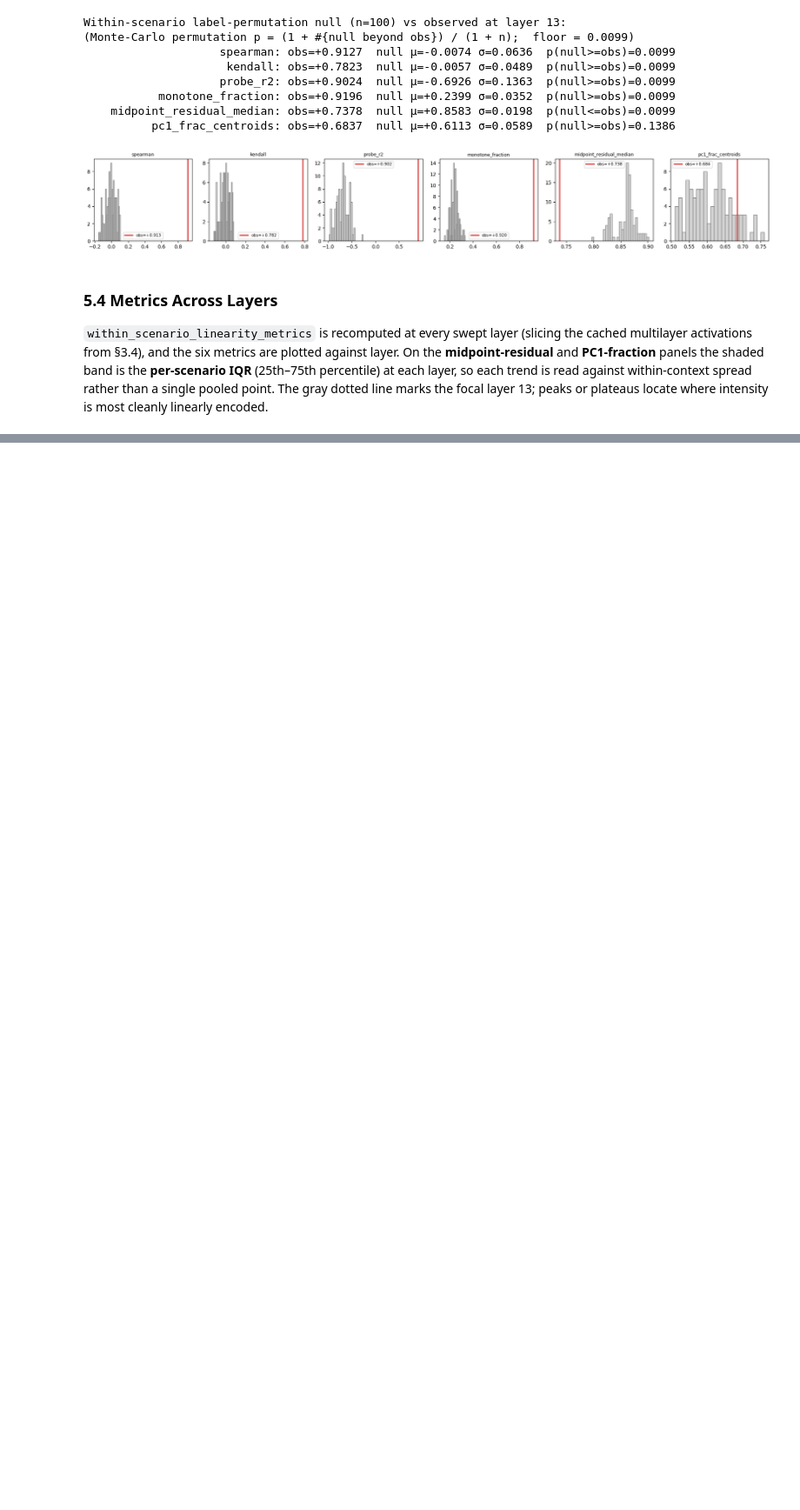
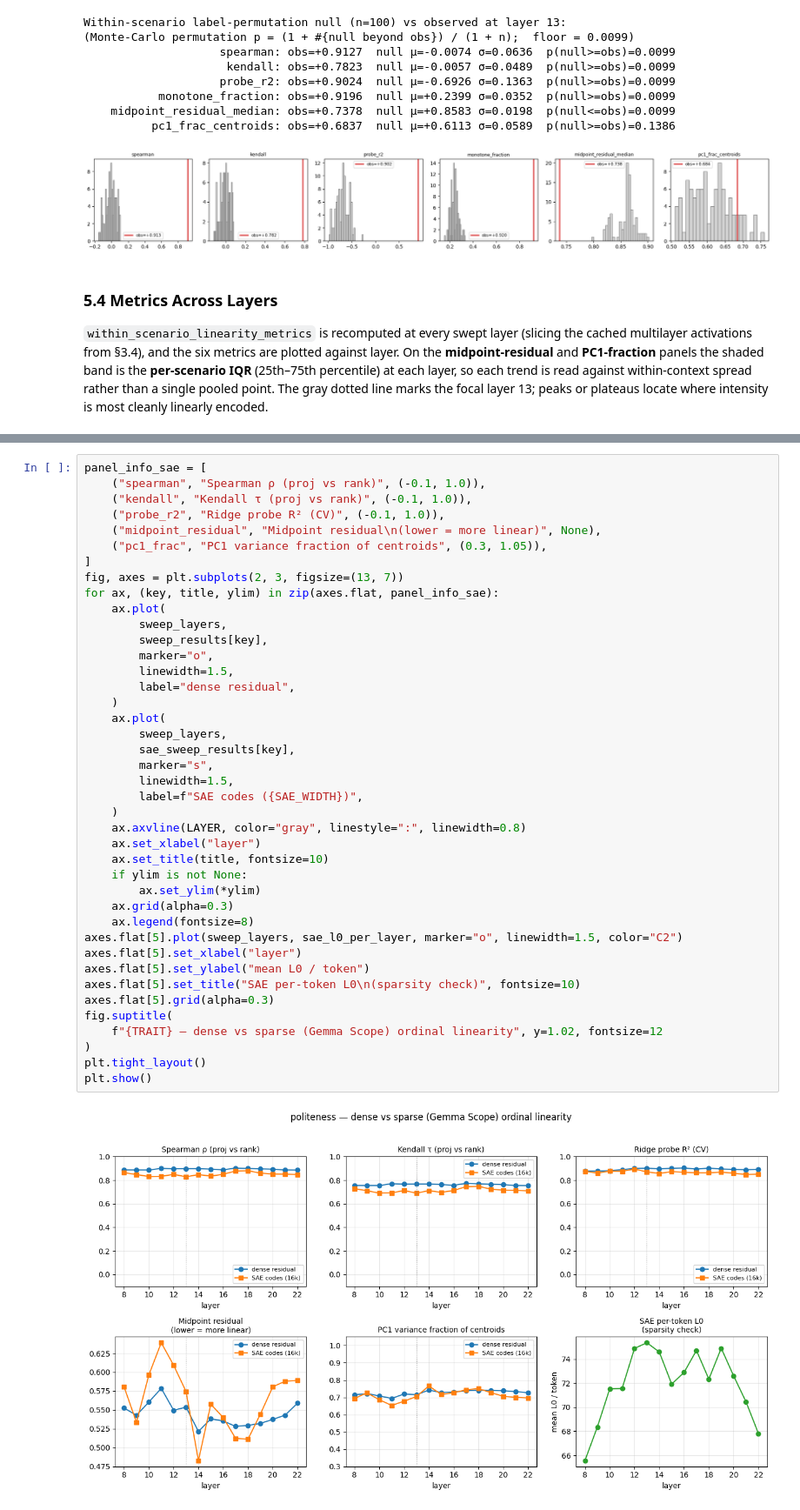
Before and after one commit to gbettineschi/llm-behaviour-intensity-representation, a Jupyter notebook: src/notebooks/003_0405_braico.ipynb, the cells around one changed output, grey strips where cells are left out. Shown at 87% size. Drawn from its saved outputs; the diff is of its cells as text; blank space fills up the shorter version.

```diff
--- a/src/notebooks/003_0405_braico.ipynb
+++ b/src/notebooks/003_0405_braico.ipynb
@@ -877,0 +1451,43 @@ plt.tight_layout(); plt.show()
+# %%
+panel_info_sae = [
+    ("spearman", "Spearman ρ (proj vs rank)", (-0.1, 1.0)),
+    ("kendall", "Kendall τ (proj vs rank)", (-0.1, 1.0)),
+    ("probe_r2", "Ridge probe R² (CV)", (-0.1, 1.0)),
+    ("midpoint_residual", "Midpoint residual\n(lower = more linear)", None),
+    ("pc1_frac", "PC1 variance fraction of centroids", (0.3, 1.05)),
+]
+fig, axes = plt.subplots(2, 3, figsize=(13, 7))
+for ax, (key, title, ylim) in zip(axes.flat, panel_info_sae):
+    ax.plot(
+        sweep_layers,
+        sweep_results[key],
+        marker="o",
+        linewidth=1.5,
+        label="dense residual",
+    )
+    ax.plot(
+        sweep_layers,
+        sae_sweep_results[key],
+        marker="s",
+        linewidth=1.5,
+        label=f"SAE codes ({SAE_WIDTH})",
+    )
+    ax.axvline(LAYER, color="gray", linestyle=":", linewidth=0.8)
+    ax.set_xlabel("layer")
+    ax.set_title(title, fontsize=10)
+    if ylim is not None:
+        ax.set_ylim(*ylim)
+    ax.grid(alpha=0.3)
+    ax.legend(fontsize=8)
+axes.flat[5].plot(sweep_layers, sae_l0_per_layer, marker="o", linewidth=1.5, color="C2")
+axes.flat[5].set_xlabel("layer")
+axes.flat[5].set_ylabel("mean L0 / token")
+axes.flat[5].set_title("SAE per-token L0\n(sparsity check)", fontsize=10)
+axes.flat[5].grid(alpha=0.3)
+fig.suptitle(
+    f"{TRAIT} — dense vs sparse (Gemma Scope) ordinal linearity", y=1.02, fontsize=12
+)
+plt.tight_layout()
+plt.show()
+# %% [output]
+[figure, added]
```
Also changed, not shown: parts of 41 cells of this notebook, 43 other files.
